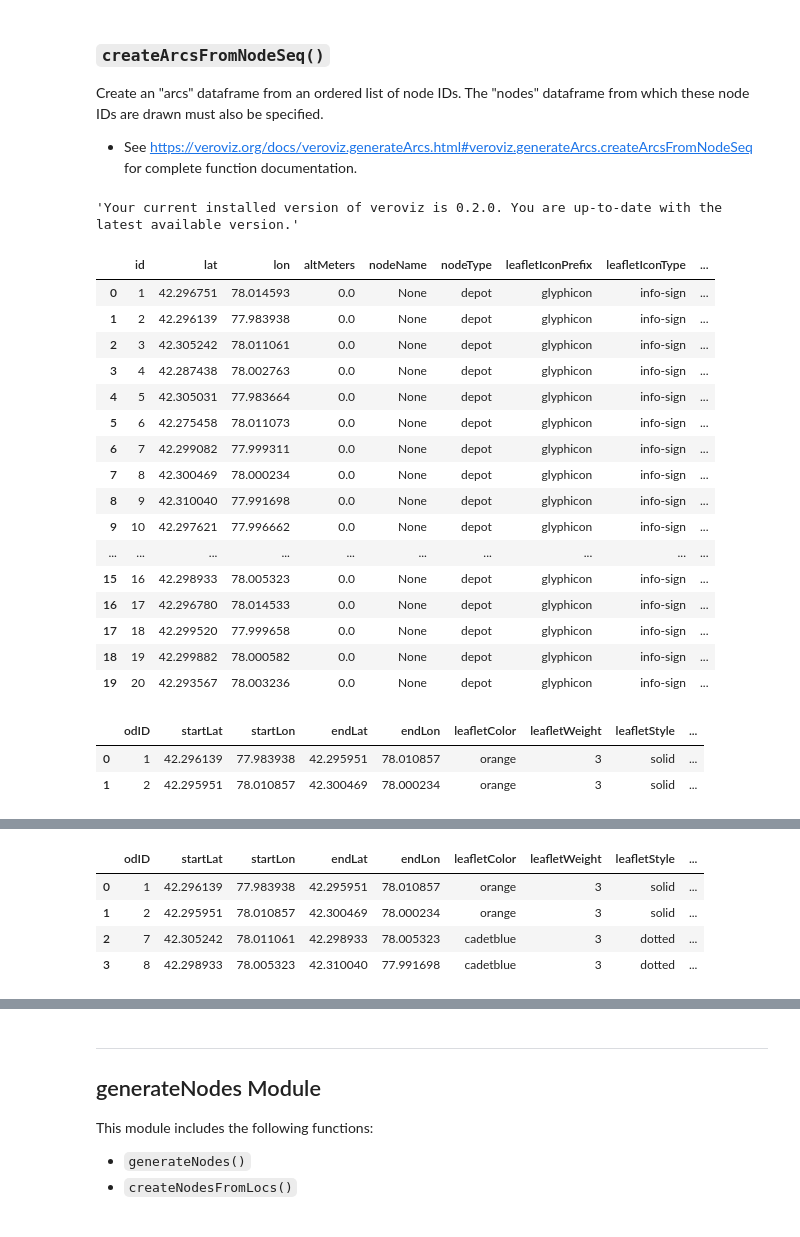
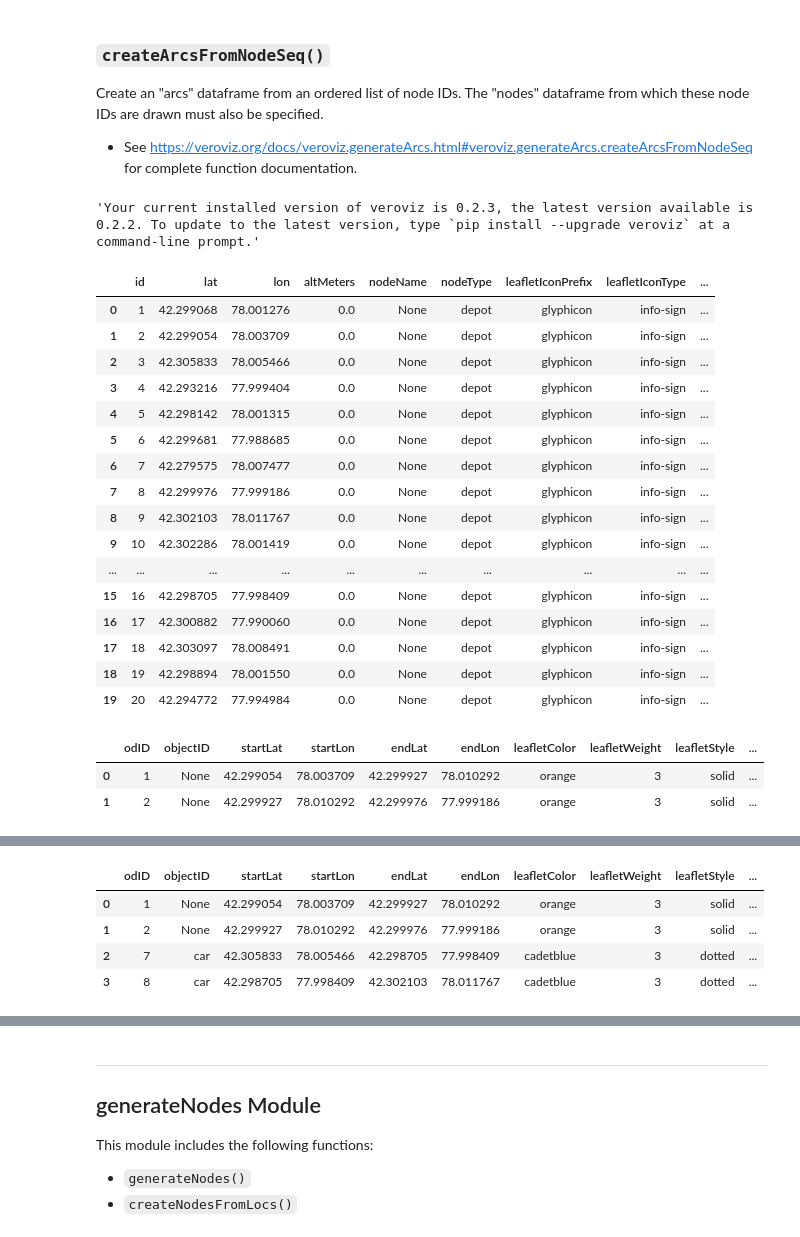
Before and after one commit to optimatorlab/veroviz, a Jupyter notebook: NEW_function_examples.ipynb, the cells around one changed output, grey strips where cells are left out. Cells and saved outputs as stored; diff of their text form; code cells hidden in the pictures.

Commit message:
adding objectID to arcs dataframe

```diff
--- a/NEW_function_examples.ipynb
+++ b/NEW_function_examples.ipynb
@@ -132,0 +183,9 @@ Message: Assignments (.czml) were written to /Users/murray/cesium/static_object_
+# %%
+>>> # Make our car wait for 65 seconds before starting:
+>>> assignmentsDF = vrv.addStaticAssignment(
+...     odID         = 0,
+...     objectID     = 'Blue Car',
+...     modelFile    = 'veroviz/models/car_blue.gltf',
+...     loc          = locs[0],
+...     startTimeSec = 0.0,
+...     endTimeSec   = 65.0)
@@ -132,0 +248,4 @@ Message: Assignments (.czml) were written to /Users/murray/cesium/static_object_
+# %%
+# Generate a `Nodes` dataframe from our first three locations
+# (the fourth location is a duplicate of the first).
+exampleNodes = vrv.createNodesFromLocs(locs=locs[0:3])
@@ -132,0 +376,10 @@ Message: Assignments (.czml) were written to /Users/murray/cesium/static_object_
+# %%
+# Make our car wait for 65 seconds before starting:
+>>> assignmentsDF = vrv.addStaticAssignment(
+...     odID         = 0,
+...     objectID     = 'Blue Car',
+...     modelFile    = 'veroviz/models/car_blue.gltf',
+...     loc          = [exampleNodes.loc[exampleNodes['id'] == 1]['lat'].values[0],
+...                     exampleNodes.loc[exampleNodes['id'] == 1]['lon'].values[0]],
+...     startTimeSec = 0.0,
+...     endTimeSec   = 65.0)
@@ -608,7 +938,7 @@ Create an "arcs" dataframe from an ordered list of node IDs.  The "nodes" datafr
 >>> import veroviz as vrv
 >>> vrv.checkVersion()
 # %% [output]
-'Your current installed version of veroviz is 0.2.0. You are up-to-date with the latest available version.'
+'Your current installed version of veroviz is 0.2.3, the latest version available is 0.2.2. To update to the latest version, type `pip install --upgrade veroviz` at a command-line prompt.'
 # %%
 # Create a collection of 20 nodes:
 >>> myNodes = vrv.generateNodes(
@@ -622,22 +952,22 @@ Create an "arcs" dataframe from an ordered list of node IDs.  The "nodes" datafr
 >>> myNodes
 # %% [output]
 |  | id | lat | lon | altMeters | nodeName | nodeType | leafletIconPrefix | leafletIconType | ... |
-| 0 | 1 | 42.296751 | 78.014593 | 0.0 | None | depot | glyphicon | info-sign | ... |
-| 1 | 2 | 42.296139 | 77.983938 | 0.0 | None | depot | glyphicon | info-sign | ... |
-| 2 | 3 | 42.305242 | 78.011061 | 0.0 | None | depot | glyphicon | info-sign | ... |
-| 3 | 4 | 42.287438 | 78.002763 | 0.0 | None | depot | glyphicon | info-sign | ... |
-| 4 | 5 | 42.305031 | 77.983664 | 0.0 | None | depot | glyphicon | info-sign | ... |
-| 5 | 6 | 42.275458 | 78.011073 | 0.0 | None | depot | glyphicon | info-sign | ... |
-| 6 | 7 | 42.299082 | 77.999311 | 0.0 | None | depot | glyphicon | info-sign | ... |
-| 7 | 8 | 42.300469 | 78.000234 | 0.0 | None | depot | glyphicon | info-sign | ... |
-| 8 | 9 | 42.310040 | 77.991698 | 0.0 | None | depot | glyphicon | info-sign | ... |
-| 9 | 10 | 42.297621 | 77.996662 | 0.0 | None | depot | glyphicon | info-sign | ... |
+| 0 | 1 | 42.299068 | 78.001276 | 0.0 | None | depot | glyphicon | info-sign | ... |
+| 1 | 2 | 42.299054 | 78.003709 | 0.0 | None | depot | glyphicon | info-sign | ... |
+| 2 | 3 | 42.305833 | 78.005466 | 0.0 | None | depot | glyphicon | info-sign | ... |
+| 3 | 4 | 42.293216 | 77.999404 | 0.0 | None | depot | glyphicon | info-sign | ... |
+| 4 | 5 | 42.298142 | 78.001315 | 0.0 | None | depot | glyphicon | info-sign | ... |
+| 5 | 6 | 42.299681 | 77.988685 | 0.0 | None | depot | glyphicon | info-sign | ... |
+| 6 | 7 | 42.279575 | 78.007477 | 0.0 | None | depot | glyphicon | info-sign | ... |
+| 7 | 8 | 42.299976 | 77.999186 | 0.0 | None | depot | glyphicon | info-sign | ... |
+| 8 | 9 | 42.302103 | 78.011767 | 0.0 | None | depot | glyphicon | info-sign | ... |
+| 9 | 10 | 42.302286 | 78.001419 | 0.0 | None | depot | glyphicon | info-sign | ... |
 | ... | ... | ... | ... | ... | ... | ... | ... | ... | ... |
-| 15 | 16 | 42.298933 | 78.005323 | 0.0 | None | depot | glyphicon | info-sign | ... |
-| 16 | 17 | 42.296780 | 78.014533 | 0.0 | None | depot | glyphicon | info-sign | ... |
-| 17 | 18 | 42.299520 | 77.999658 | 0.0 | None | depot | glyphicon | info-sign | ... |
-| 18 | 19 | 42.299882 | 78.000582 | 0.0 | None | depot | glyphicon | info-sign | ... |
-| 19 | 20 | 42.293567 | 78.003236 | 0.0 | None | depot | glyphicon | info-sign | ... |
+| 15 | 16 | 42.298705 | 77.998409 | 0.0 | None | depot | glyphicon | info-sign | ... |
+| 16 | 17 | 42.300882 | 77.990060 | 0.0 | None | depot | glyphicon | info-sign | ... |
+| 17 | 18 | 42.303097 | 78.008491 | 0.0 | None | depot | glyphicon | info-sign | ... |
+| 18 | 19 | 42.298894 | 78.001550 | 0.0 | None | depot | glyphicon | info-sign | ... |
+| 19 | 20 | 42.294772 | 77.994984 | 0.0 | None | depot | glyphicon | info-sign | ... |
 # %%
 # Generate arcs from nodes 2-to-15 and from 15-to-8.
 # These node IDs are found in the `id` column of the given Nodes dataframe.
@@ -646,9 +976,9 @@ myArcs = vrv.createArcsFromNodeSeq(
             nodes   = myNodes)
 myArcs
 # %% [output]
-|  | odID | startLat | startLon | endLat | endLon | leafletColor | leafletWeight | leafletStyle | ... |
-| 0 | 1 | 42.296139 | 77.983938 | 42.295951 | 78.010857 | orange | 3 | solid | ... |
-| 1 | 2 | 42.295951 | 78.010857 | 42.300469 | 78.000234 | orange | 3 | solid | ... |
+|  | odID | objectID | startLat | startLon | endLat | endLon | leafletColor | leafletWeight | leafletStyle | ... |
+| 0 | 1 | None | 42.299054 | 78.003709 | 42.299927 | 78.010292 | orange | 3 | solid | ... |
+| 1 | 2 | None | 42.299927 | 78.010292 | 42.299976 | 77.999186 | orange | 3 | solid | ... |
 # %%
 # Display the nodes and arcs on a Leaflet map:
 >>> myMap = vrv.createLeaflet(arcs=myArcs, nodes=myNodes)
@@ -658,26 +988,27 @@ myArcs
 # %%
 # This example includes all of the available function arguments:
 >>> moreArcs = vrv.createArcsFromNodeSeq(
 ...     nodeSeq        = [3, 16, 9],
 ...     nodes          = myNodes,
 ...     initArcs       = myArcs,
 ...     startArc       = 7,
+...     objectID       = 'car',
 ...     leafletColor   = 'cadetblue',
 ...     leafletWeight  = 3,
 ...     leafletStyle   = 'dotted',
 ...     leafletOpacity = 0.8,
 ...     useArrows      = False,
 ...     cesiumColor    = 'Cesium.Color.CADETBLUE',
 ...     cesiumWeight   = 3,
 ...     cesiumStyle    = 'dotted',
 ...     cesiumOpacity  = 0.8)
 >>> moreArcs
 # %% [output]
-|  | odID | startLat | startLon | endLat | endLon | leafletColor | leafletWeight | leafletStyle | ... |
-| 0 | 1 | 42.296139 | 77.983938 | 42.295951 | 78.010857 | orange | 3 | solid | ... |
-| 1 | 2 | 42.295951 | 78.010857 | 42.300469 | 78.000234 | orange | 3 | solid | ... |
-| 2 | 7 | 42.305242 | 78.011061 | 42.298933 | 78.005323 | cadetblue | 3 | dotted | ... |
-| 3 | 8 | 42.298933 | 78.005323 | 42.310040 | 77.991698 | cadetblue | 3 | dotted | ... |
+|  | odID | objectID | startLat | startLon | endLat | endLon | leafletColor | leafletWeight | leafletStyle | ... |
+| 0 | 1 | None | 42.299054 | 78.003709 | 42.299927 | 78.010292 | orange | 3 | solid | ... |
+| 1 | 2 | None | 42.299927 | 78.010292 | 42.299976 | 77.999186 | orange | 3 | solid | ... |
+| 2 | 7 | car | 42.305833 | 78.005466 | 42.298705 | 77.998409 | cadetblue | 3 | dotted | ... |
+| 3 | 8 | car | 42.298705 | 77.998409 | 42.302103 | 78.011767 | cadetblue | 3 | dotted | ... |
 # %%
 # Display the nodes and arcs on a Leaflet map:
 >>> vrv.createLeaflet(mapObject=myMap, arcs=moreArcs)
```
Also changed, not shown: parts of 44 cells of this notebook, 2 other files.
